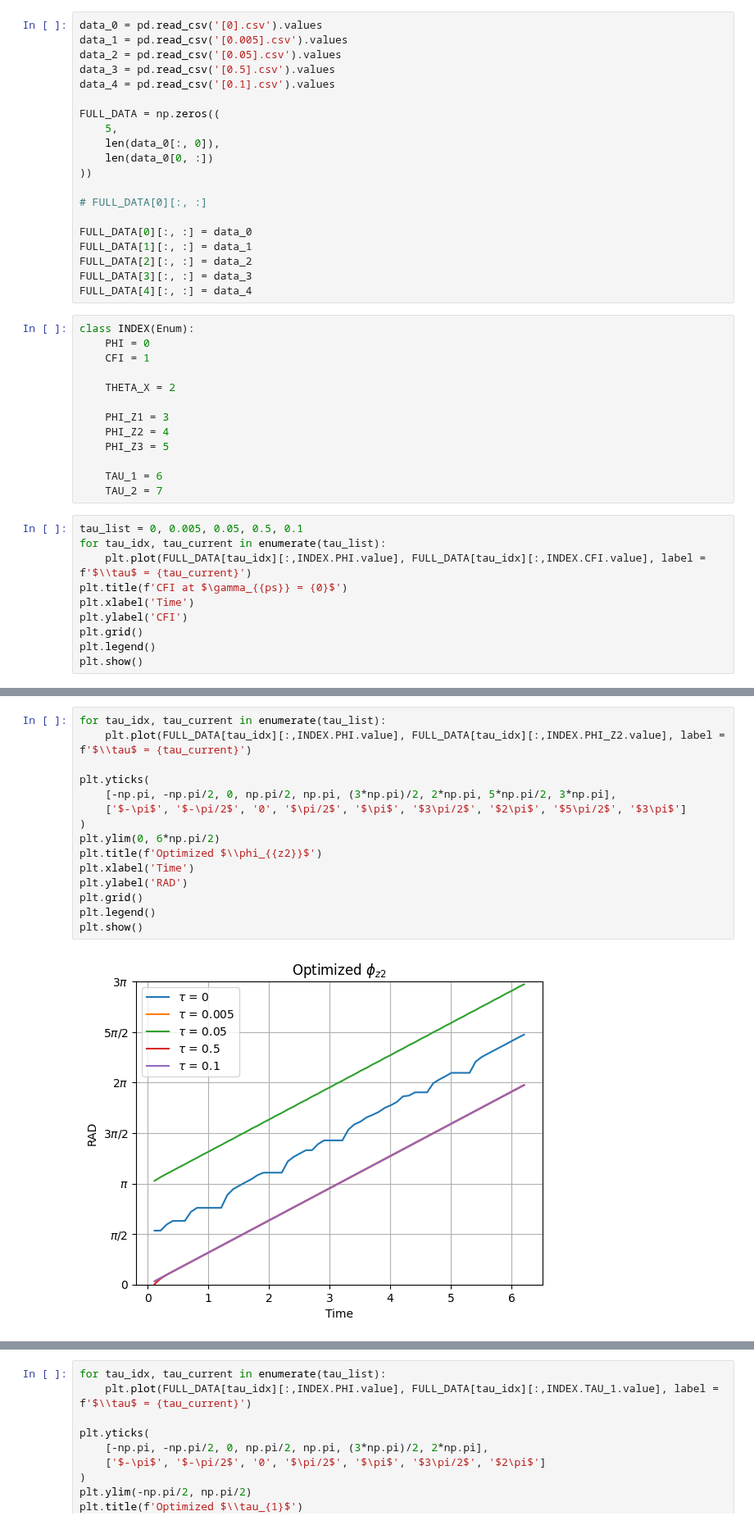
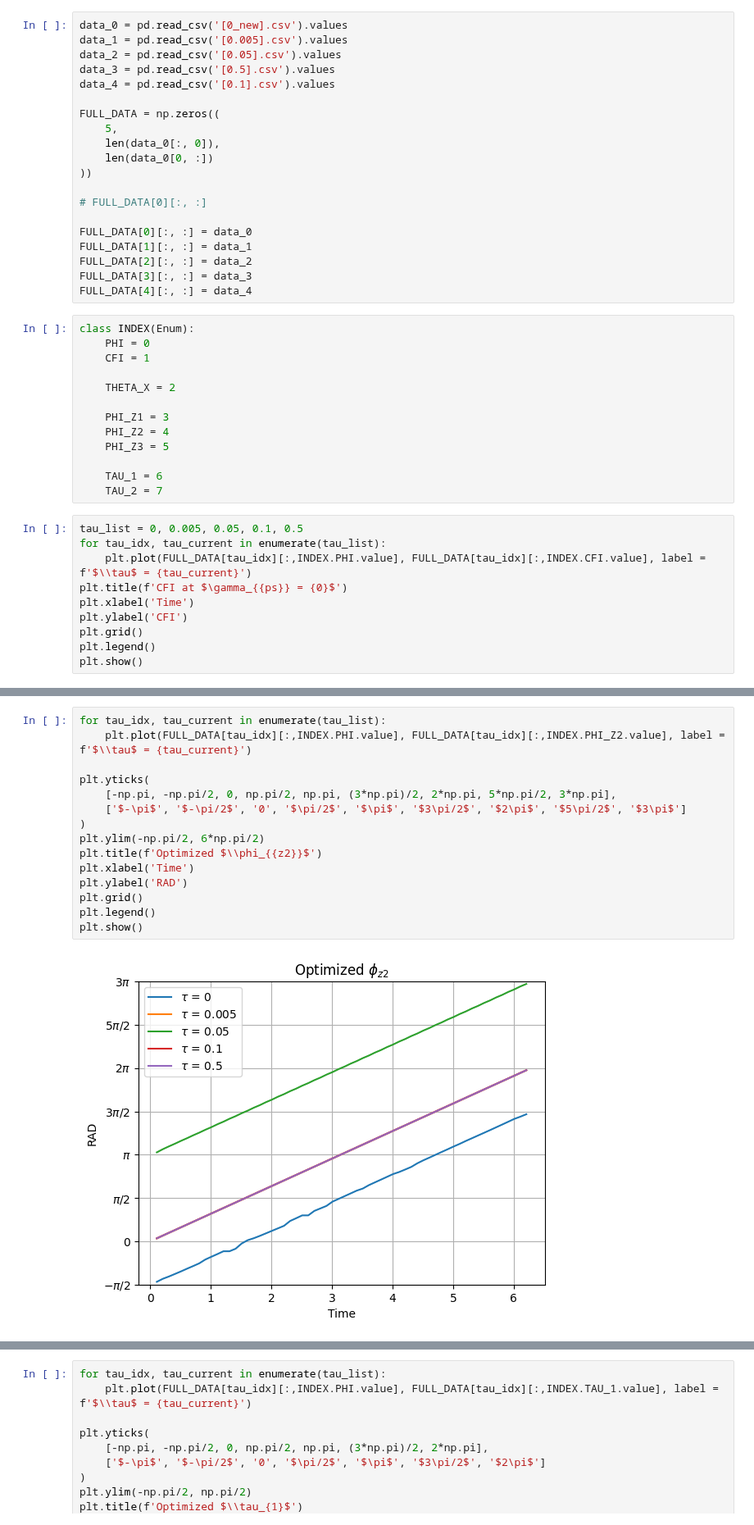
Before and after one commit to iridescent0923/Quantum_Optimization, a Jupyter notebook: Pennylane_Workspace/Optimization/[3-qubit]/[2nd_hamiltonian]/[ps=0]/plot_[ps=0].ipynb, the cells around one changed output, grey strips where cells are left out. Shown at 82% size. Drawn from its saved outputs; the diff is of its cells as text.

```diff
--- a/Pennylane_Workspace/Optimization/[3-qubit]/[2nd_hamiltonian]/[ps=0]/plot_[ps=0].ipynb
+++ b/Pennylane_Workspace/Optimization/[3-qubit]/[2nd_hamiltonian]/[ps=0]/plot_[ps=0].ipynb
@@ -7,7 +7,7 @@ import numpy as np  # Original numpy
 import pandas as pd
 from enum import Enum
 # %%
-data_0 = pd.read_csv('[0].csv').values
+data_0 = pd.read_csv('[0_new].csv').values
 data_1 = pd.read_csv('[0.005].csv').values
 data_2 = pd.read_csv('[0.05].csv').values
 data_3 = pd.read_csv('[0.5].csv').values
@@ -40,7 +40,7 @@ class INDEX(Enum):
     TAU_1 = 6
     TAU_2 = 7
 # %%
-tau_list = 0, 0.005, 0.05, 0.5, 0.1
+tau_list = 0, 0.005, 0.05, 0.1, 0.5
 for tau_idx, tau_current in enumerate(tau_list):
     plt.plot(FULL_DATA[tau_idx][:,INDEX.PHI.value], FULL_DATA[tau_idx][:,INDEX.CFI.value], label = f'$\\tau$ = {tau_current}')
 plt.title(f'CFI at $\gamma_{{ps}} = {0}$')
@@ -89,20 +89,20 @@ plt.show()
 # %%
 for tau_idx, tau_current in enumerate(tau_list):
     plt.plot(FULL_DATA[tau_idx][:,INDEX.PHI.value], FULL_DATA[tau_idx][:,INDEX.PHI_Z2.value], label = f'$\\tau$ = {tau_current}')
 
 plt.yticks(
     [-np.pi, -np.pi/2, 0, np.pi/2, np.pi, (3*np.pi)/2, 2*np.pi, 5*np.pi/2, 3*np.pi],
     ['$-\pi$', '$-\pi/2$', '0', '$\pi/2$', '$\pi$', '$3\pi/2$', '$2\pi$', '$5\pi/2$', '$3\pi$']
 )
-plt.ylim(0, 6*np.pi/2)
+plt.ylim(-np.pi/2, 6*np.pi/2)
 plt.title(f'Optimized $\\phi_{{z2}}$')
 plt.xlabel('Time')
 plt.ylabel('RAD')
 plt.grid()
 plt.legend()
 plt.show()
 # %% [output]
-[figure, old version]
+[figure, new version]
 # %%
 for tau_idx, tau_current in enumerate(tau_list):
     plt.plot(FULL_DATA[tau_idx][:,INDEX.PHI.value], FULL_DATA[tau_idx][:,INDEX.PHI_Z3.value], label = f'$\\tau$ = {tau_current}')
```
Also changed, not shown: parts of 5 cells of this notebook, 21 other files.
